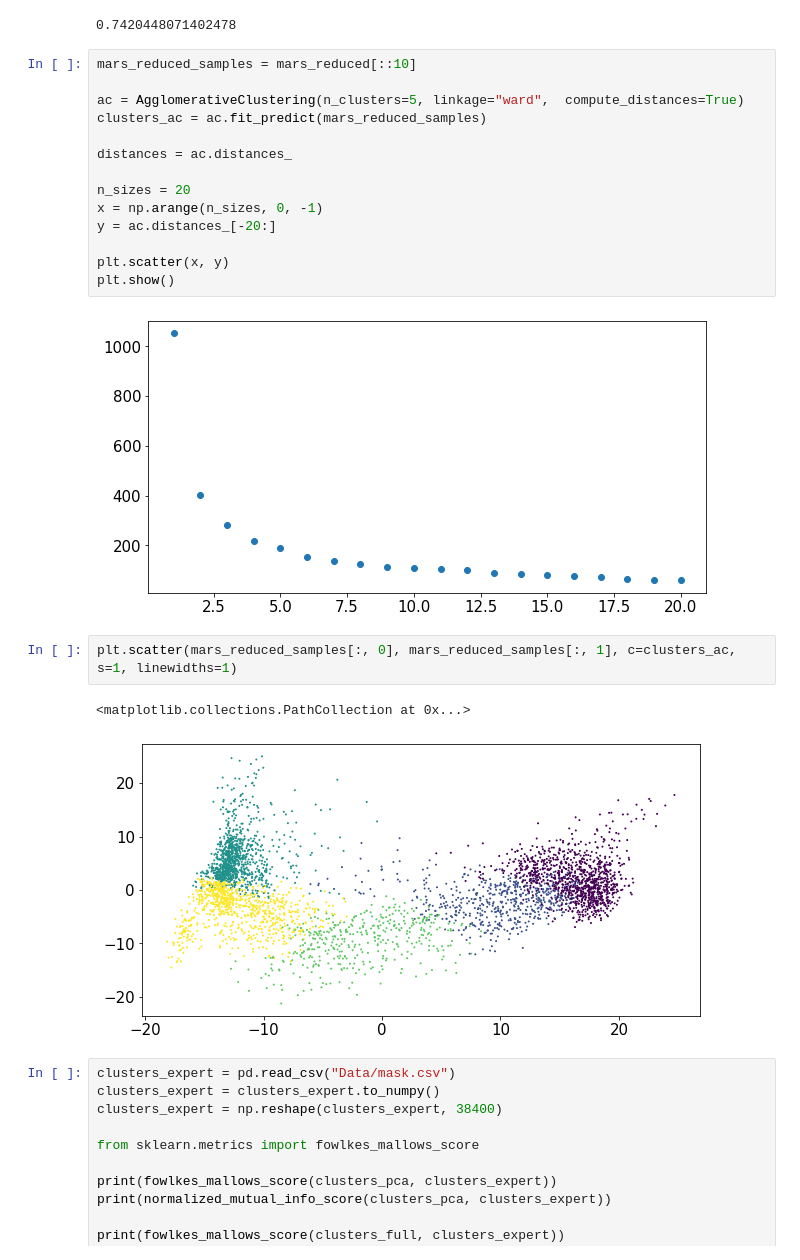
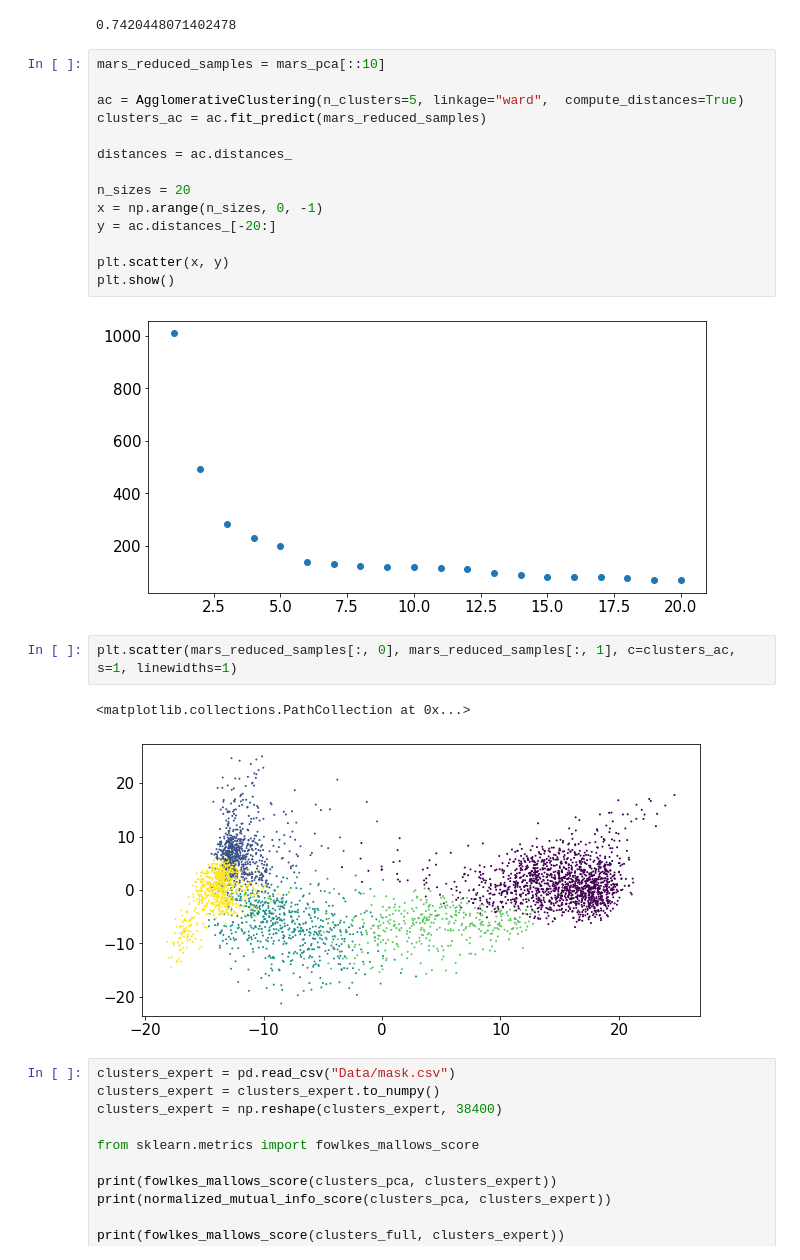
Before and after one commit to jorisguerin/clusteringLectures, a Jupyter notebook: TP_mars.ipynb, the cells around one changed output. Drawn from its saved outputs; the diff is of its cells as text.

```diff
--- a/TP_mars.ipynb
+++ b/TP_mars.ipynb
@@ -187,26 +187,26 @@ print(similarity)
 # %% [output]
 0.7420448071402478
 # %%
-mars_reduced_samples = mars_reduced[::10]
+mars_reduced_samples = mars_pca[::10]
 
 ac = AgglomerativeClustering(n_clusters=5, linkage="ward",  compute_distances=True)
 clusters_ac = ac.fit_predict(mars_reduced_samples)
 
 distances = ac.distances_
 
 n_sizes = 20
 x = np.arange(n_sizes, 0, -1)
 y = ac.distances_[-20:]
 
 plt.scatter(x, y)
 plt.show()
 # %% [output]
-[figure, old version]
+[figure, new version]
 # %%
 plt.scatter(mars_reduced_samples[:, 0], mars_reduced_samples[:, 1], c=clusters_ac, s=1, linewidths=1)
 # %% [output]
 <matplotlib.collections.PathCollection at 0x...>
-[figure, old version]
+[figure, new version]
 # %%
 clusters_expert = pd.read_csv("Data/mask.csv")
 clusters_expert = clusters_expert.to_numpy()
```
Also changed, not shown: parts of 2 cells of this notebook, 2 other files.
